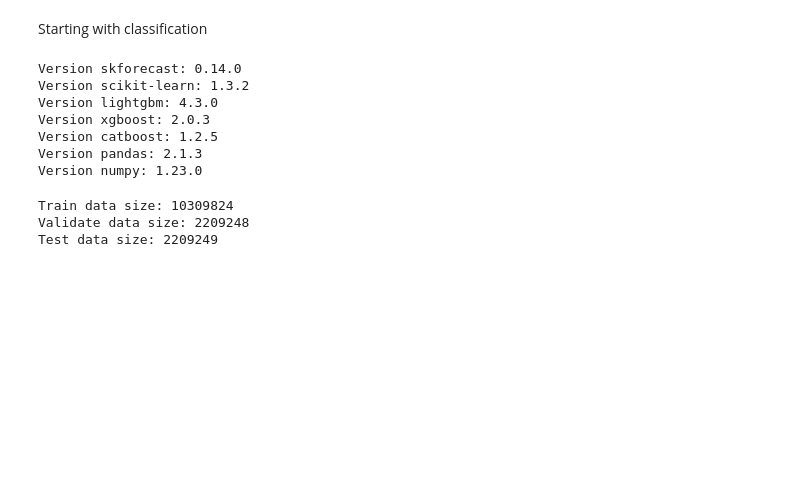
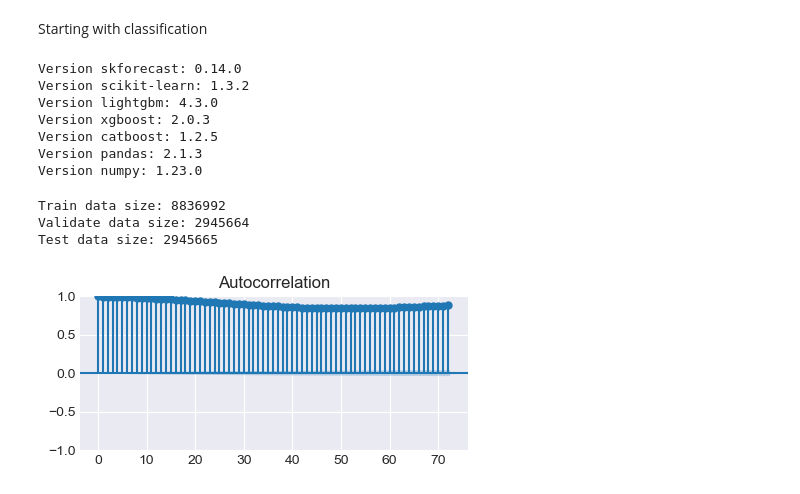
Before and after one commit to ecoakshat/ts_explore, a Jupyter notebook: Kaggle_1/Kaggle_ESA_Try.ipynb, the cells around one changed output. Drawn from its saved outputs; the diff is of its cells as text; code cells hidden in the pictures; blank space fills up the shorter version.

Commit message:
Code TS Test

```diff
--- a/Kaggle_1/Kaggle_ESA_Try.ipynb
+++ b/Kaggle_1/Kaggle_ESA_Try.ipynb
@@ -214,8 +221,8 @@ subset_df = subset_df.set_index('id')
 # Split into train, test and validate
 # %%
 # Calculate the split indices
-train_size = int(len(subset_df) * 0.7)
-validate_size = int(len(subset_df) * 0.15)
+train_size = int(len(subset_df) * 0.6)
+validate_size = int(len(subset_df) * 0.2)
 
 # Perform the splits
 train_data = subset_df.iloc[:train_size]
@@ -227,16 +234,18 @@ print(f"Train data size: {len(train_data)}")
 print(f"Validate data size: {len(validate_data)}")
 print(f"Test data size: {len(test_data)}")
 # %% [output]
-Train data size: 10309824
-Validate data size: 2209248
-Test data size: 2209249
+Train data size: 8836992
+Validate data size: 2945664
+Test data size: 2945665
 # %%
 # Autocorrelation plot
 # ==============================================================================
 # Get the first 10% of the data
-first_10_percent = subset_df.iloc[:int(0.1 * len(subset_df))]
+first_2_percent = subset_df.iloc[:int(0.02 * len(subset_df))]
 
 # Plot ACF for 'channel_41' on the subset
 fig, ax = plt.subplots(figsize=(5, 2))
-plot_acf(first_10_percent['channel_41'], ax=ax, lags=72)
+plot_acf(first_2_percent['channel_41'], ax=ax, lags=72)
 plt.show()
+# %% [output]
+[figure, added]
```
Also changed, not shown: parts of 25 cells of this notebook, 1 other file.
